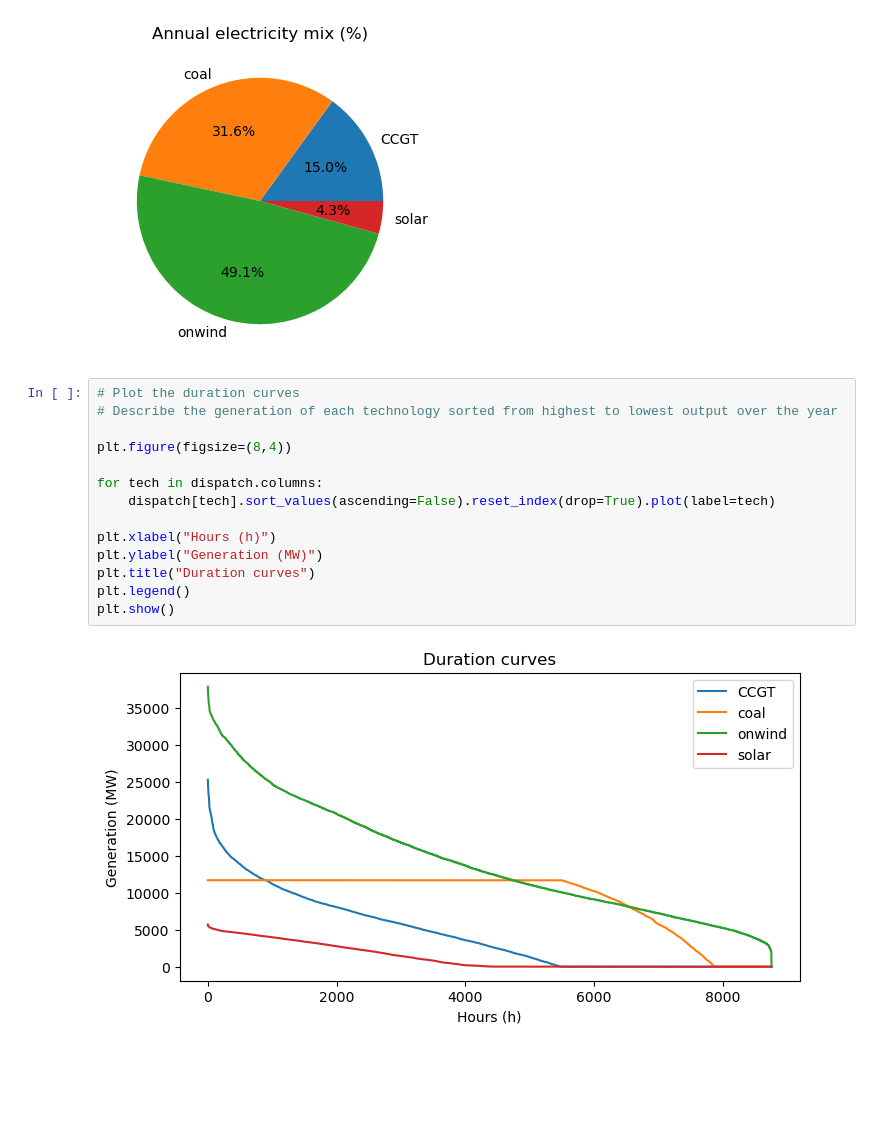
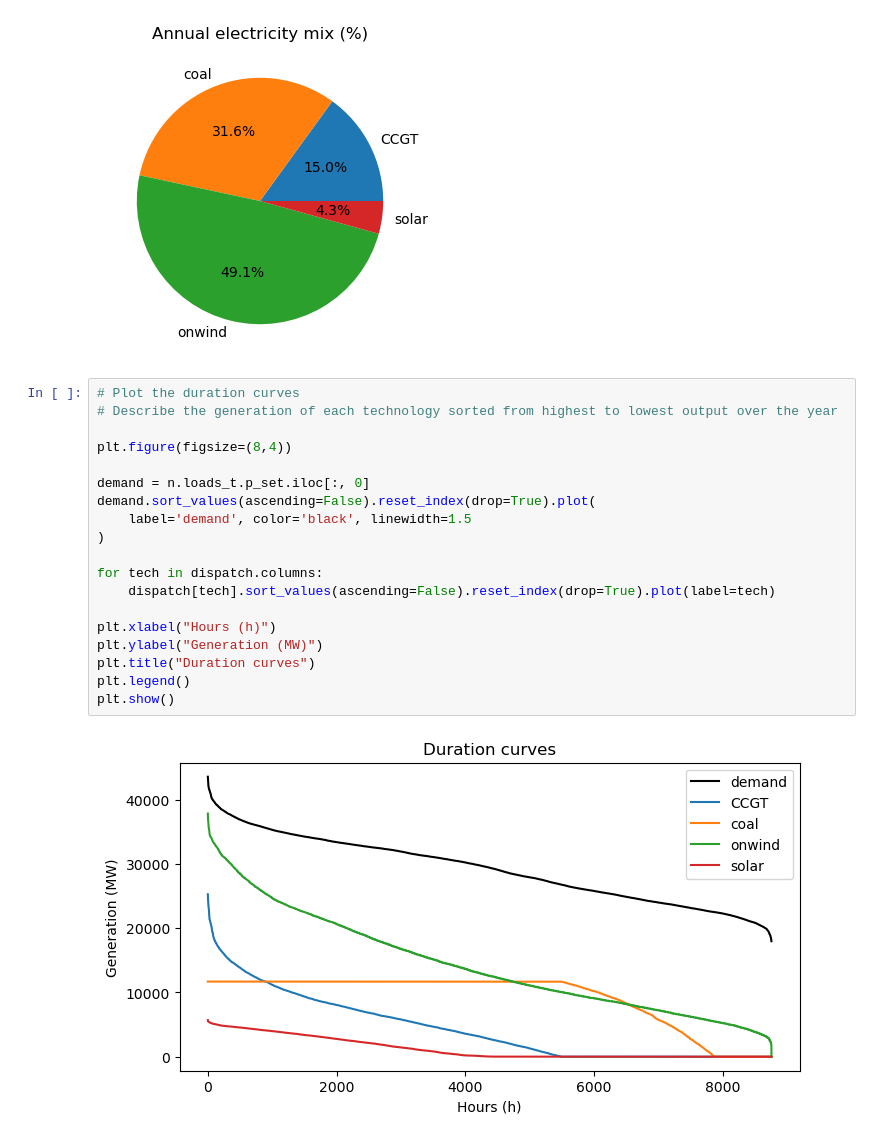
Before and after one commit to martaibaiao/integrated-energy-grids_project, a Jupyter notebook: part1_a.ipynb, the cells around one changed output. Drawn from its saved outputs; the diff is of its cells as text; blank space fills up the shorter version.

```diff
--- a/part1_a.ipynb
+++ b/part1_a.ipynb
@@ -320,16 +321,21 @@ plt.show()
 # %%
 # Plot the duration curves
 # Describe the generation of each technology sorted from highest to lowest output over the year
 
 plt.figure(figsize=(8,4))
+
+demand = n.loads_t.p_set.iloc[:, 0]
+demand.sort_values(ascending=False).reset_index(drop=True).plot(
+    label='demand', color='black', linewidth=1.5
+)
 
 for tech in dispatch.columns:
     dispatch[tech].sort_values(ascending=False).reset_index(drop=True).plot(label=tech)
 
 plt.xlabel("Hours (h)")
 plt.ylabel("Generation (MW)")
 plt.title("Duration curves")
 plt.legend()
 plt.show()
 # %% [output]
-[figure, old version]
+[figure, new version]
```
Also changed, not shown: parts of 4 cells of this notebook.
